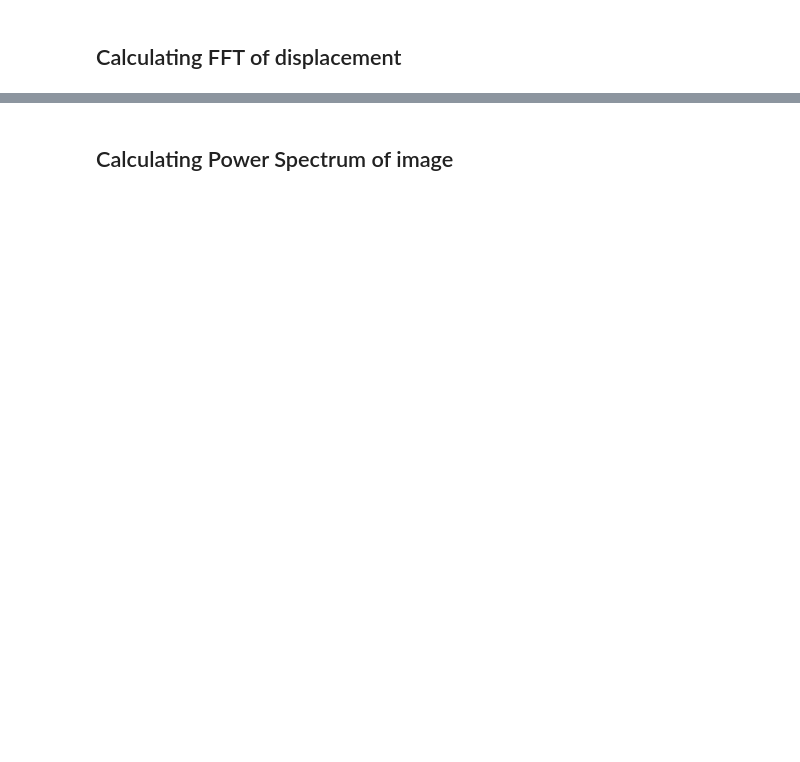
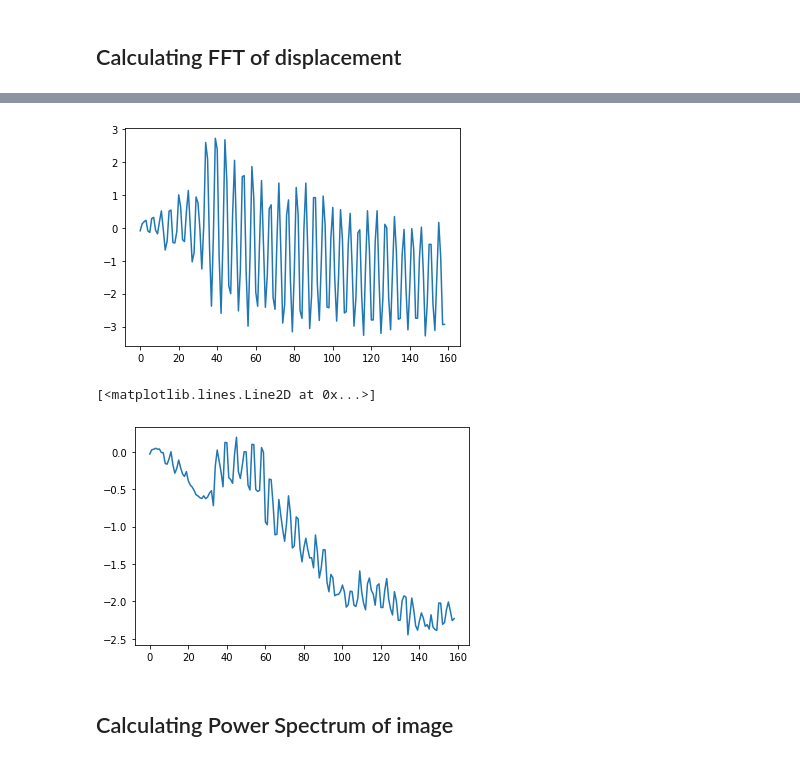
Before and after one commit to akshatsanghvi211103/DIP_Project, a Jupyter notebook: modal_analysis.ipynb, the cells around one changed output, grey strips where cells are left out. Cells and saved outputs as stored; diff of their text form; code cells hidden in the pictures; blank space fills up the shorter version.

```diff
--- a/modal_analysis.ipynb
+++ b/modal_analysis.ipynb
@@ -224,4 +224,12 @@ Index of max frequency = 34, max frequency = 0.2138364779874214
 Index of max frequency = 158, max frequency = -0.006289308176100629
+# %%
+plt.plot(disp[:, pixel[0], pixel[1], 0])
+plt.show()
+plt.plot(disp[:, pixel[0], pixel[1], 1])
+# %% [output]
+[figure, added]
+[<matplotlib.lines.Line2D at 0x...>]
+[figure, added]
 # %% [markdown]
 ## Calculating Power Spectrum of image
 # %%
```
Also changed, not shown: parts of 16 cells of this notebook, 3 other files.
